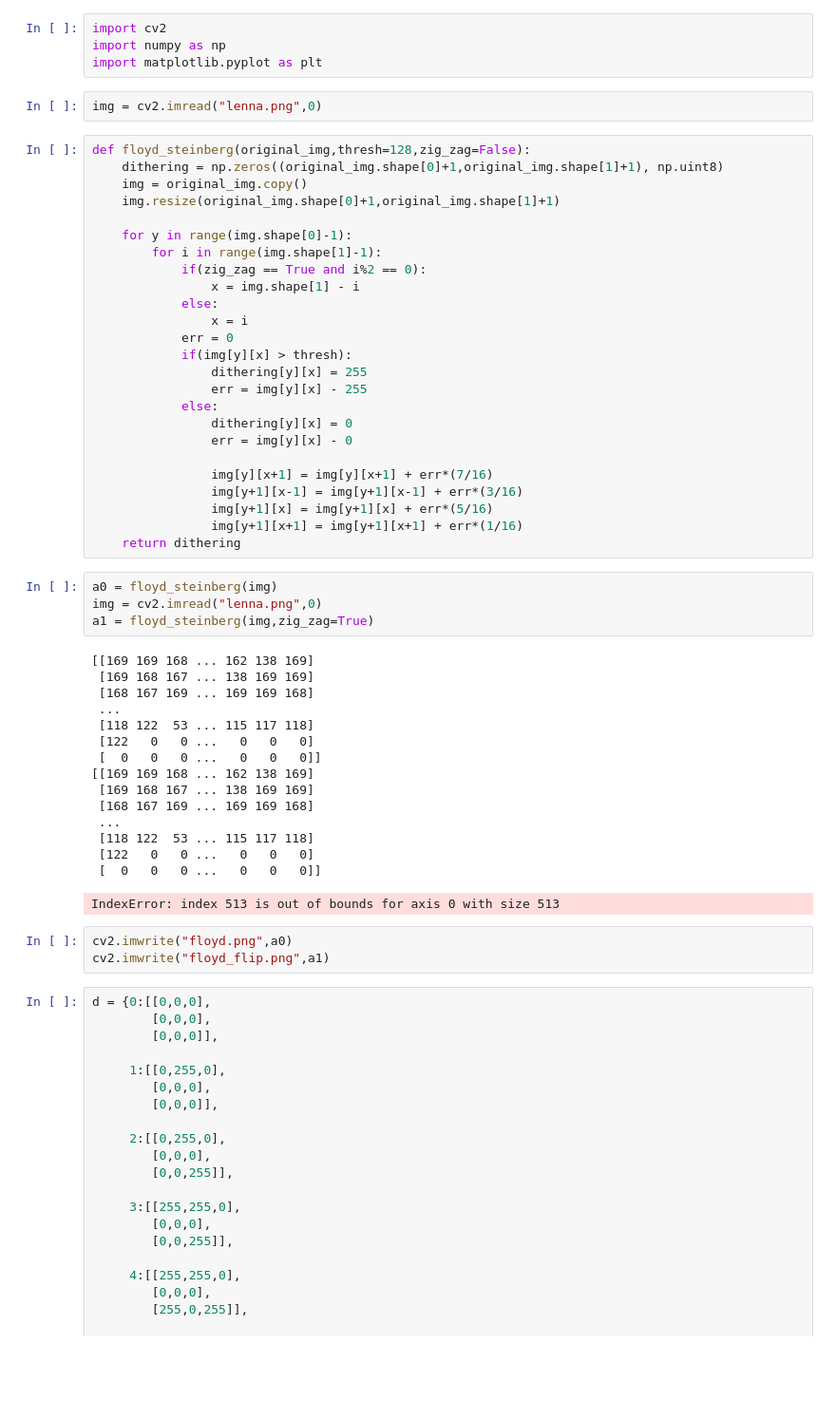
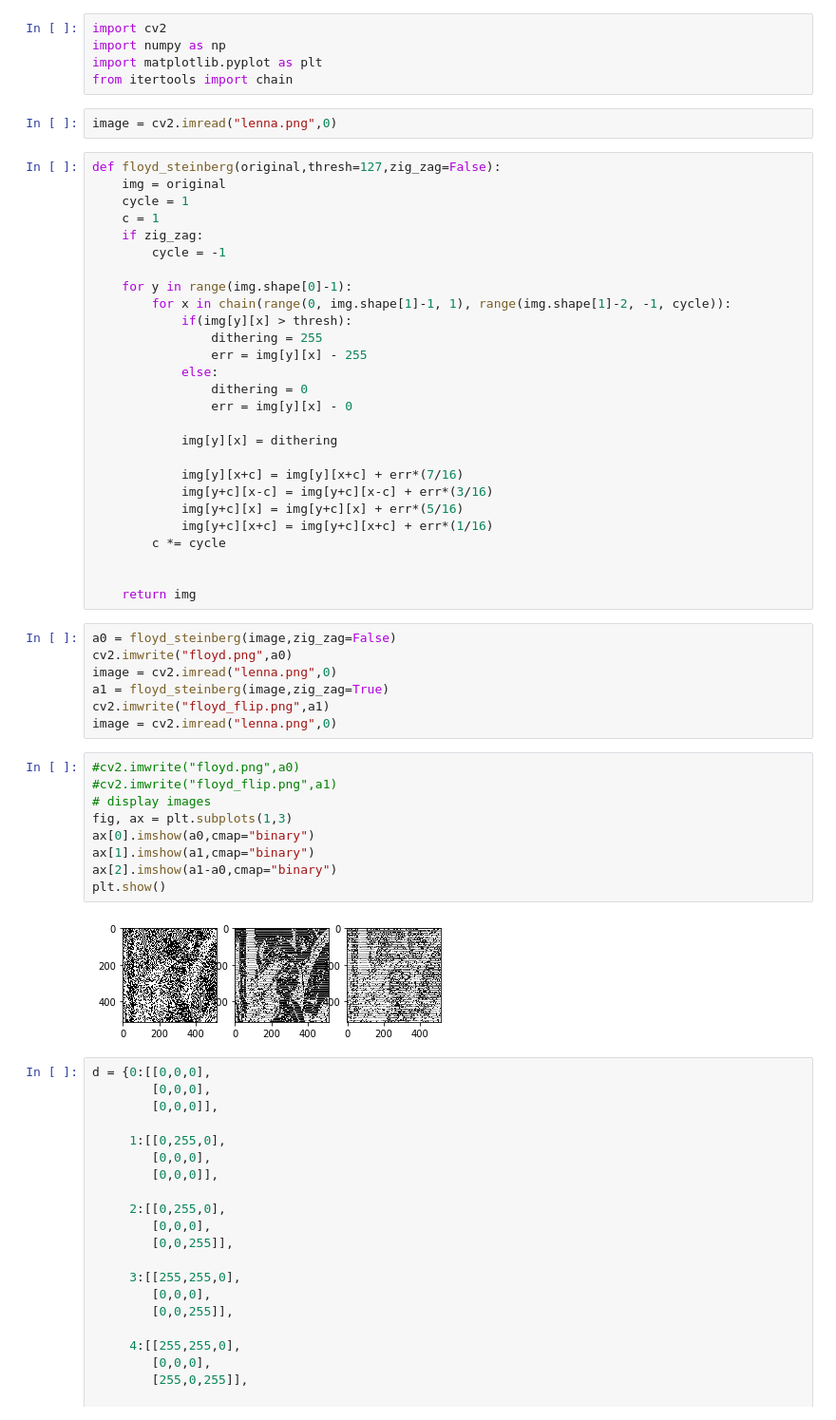
Before and after one commit to Rkanehisa/MO443, a Jupyter notebook: trabalho_2/trabalho_2.ipynb, the cells around one changed output. Shown at 95% size. Drawn from its saved outputs; the diff is of its cells as text; blank space fills up the shorter version.

```diff
--- a/trabalho_2/trabalho_2.ipynb
+++ b/trabalho_2/trabalho_2.ipynb
@@ -2,56 +2,54 @@
 import cv2
 import numpy as np
 import matplotlib.pyplot as plt
+from itertools import chain
 # %%
-img = cv2.imread("lenna.png",0)
+image = cv2.imread("lenna.png",0)
 # %%
-def floyd_steinberg(original_img,thresh=128,zig_zag=False):
-    dithering = np.zeros((original_img.shape[0]+1,original_img.shape[1]+1), np.uint8)
-    img = original_img.copy()
-    img.resize(original_img.shape[0]+1,original_img.shape[1]+1)
+def floyd_steinberg(original,thresh=127,zig_zag=False):
+    img = original
+    cycle = 1
+    c = 1
+    if zig_zag:
+        cycle = -1
 
     for y in range(img.shape[0]-1):
-        for i in range(img.shape[1]-1):
-            if(zig_zag == True and i%2 == 0):
-                x = img.shape[1] - i
-            else:
-                x = i
-            err = 0
+        for x in chain(range(0, img.shape[1]-1, 1), range(img.shape[1]-2, -1, cycle)):
             if(img[y][x] > thresh):
-                dithering[y][x] = 255
+                dithering = 255
                 err = img[y][x] - 255
             else:
-                dithering[y][x] = 0
+                dithering = 0
                 err = img[y][x] - 0
 
-                img[y][x+1] = img[y][x+1] + err*(7/16)
-                img[y+1][x-1] = img[y+1][x-1] + err*(3/16)
-                img[y+1][x] = img[y+1][x] + err*(5/16)
-                img[y+1][x+1] = img[y+1][x+1] + err*(1/16)
-    return dithering
+            img[y][x] = dithering
+
+            img[y][x+c] = img[y][x+c] + err*(7/16)
+            img[y+c][x-c] = img[y+c][x-c] + err*(3/16)
+            img[y+c][x] = img[y+c][x] + err*(5/16)
+            img[y+c][x+c] = img[y+c][x+c] + err*(1/16)
+        c *= cycle
+
+
+    return img
 # %%
-a0 = floyd_steinberg(img)
-img = cv2.imread("lenna.png",0)
-a1 = floyd_steinberg(img,zig_zag=True)
+a0 = floyd_steinberg(image,zig_zag=False)
+cv2.imwrite("floyd.png",a0)
+image = cv2.imread("lenna.png",0)
+a1 = floyd_steinberg(image,zig_zag=True)
+cv2.imwrite("floyd_flip.png",a1)
+image = cv2.imread("lenna.png",0)
-# %% [output]
-[[169 169 168 ... 162 138 169]
- [169 168 167 ... 138 169 169]
- [168 167 169 ... 169 169 168]
- ...
- [118 122  53 ... 115 117 118]
- [122   0   0 ...   0   0   0]
- [  0   0   0 ...   0   0   0]]
-[[169 169 168 ... 162 138 169]
- [169 168 167 ... 138 169 169]
- [168 167 169 ... 169 169 168]
- ...
- [118 122  53 ... 115 117 118]
- [122   0   0 ...   0   0   0]
- [  0   0   0 ...   0   0   0]]
-IndexError: index 513 is out of bounds for axis 0 with size 513
-# %%
-cv2.imwrite("floyd.png",a0)
-cv2.imwrite("floyd_flip.png",a1)
+# %%
+#cv2.imwrite("floyd.png",a0)
+#cv2.imwrite("floyd_flip.png",a1)
+# display images
+fig, ax = plt.subplots(1,3)
+ax[0].imshow(a0,cmap="binary")
+ax[1].imshow(a1,cmap="binary")
+ax[2].imshow(a1-a0,cmap="binary")
+plt.show()
+# %% [output]
+[figure, added]
 # %%
 d = {0:[[0,0,0],
         [0,0,0],
```
Also changed, not shown: parts of 3 cells of this notebook.
